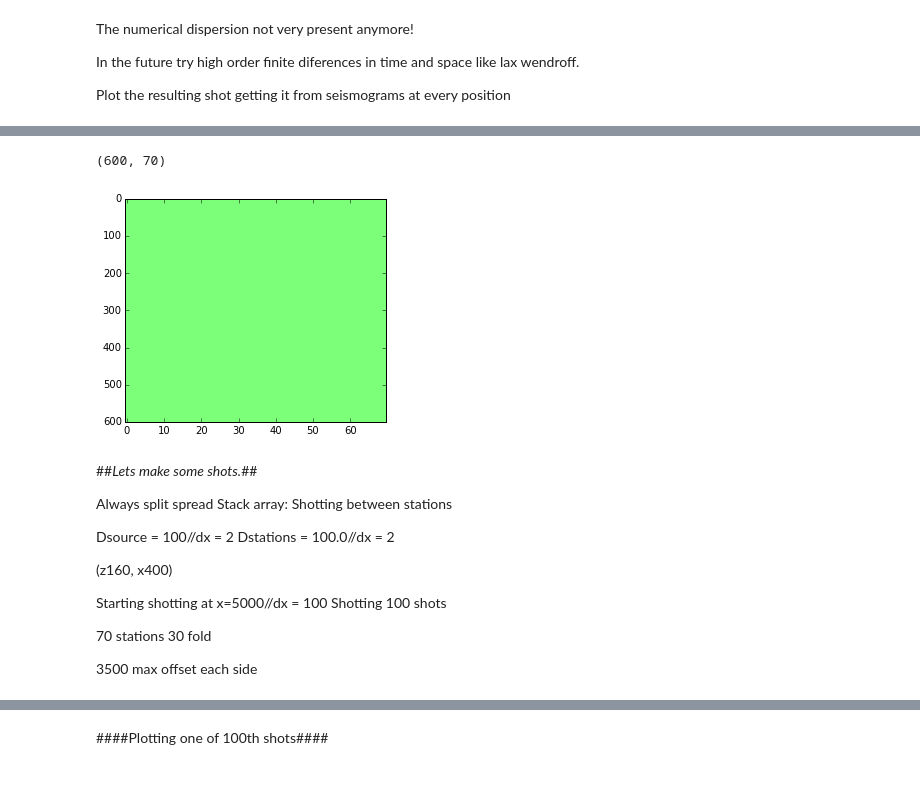
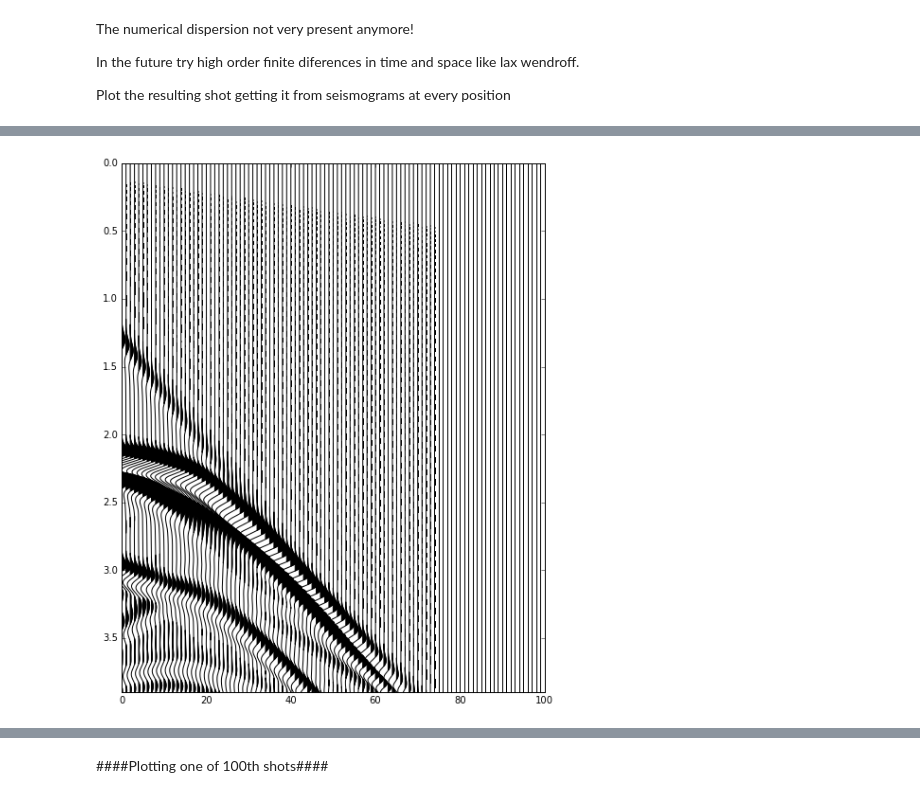
Before and after one commit to eusoubrasileiro/geonumerics, a Jupyter notebook: ipython_notebooks/Fatiando 2D Seismic Shotting Model.ipynb, the cells around one changed output, grey strips where cells are left out. Cells and saved outputs as stored; diff of their text form; code cells hidden in the pictures.

```diff
--- a/ipython_notebooks/Fatiando 2D Seismic Shotting Model.ipynb
+++ b/ipython_notebooks/Fatiando 2D Seismic Shotting Model.ipynb
@@ -112,17 +128,13 @@ sim[:].shape
 # %%
-# if I want 400 I just could have those but I just want 100
-shot = np.zeros((600, 100))
+# if I want 400 I just could have those but I just want 150
+sx = 150
+shot = np.zeros((900, 100))
 for i in xrange(100):
-    shot[:, i] = sim[:, 2, 150+i]
+    shot[:, i] = sim[:, 2, sx+i*2]
+
+from fatiando.vis.mpl import seismic_wiggle
+
+figure(figsize=(8,10))
+seismic_wiggle(shot, dt=sim.dt, scale=4000.)
+# %% [output]
+[figure, added]
-# %%
-sx=100
-bg=sx-1-2*np.arange(35)
-ed=sx+1+2*np.arange(35)
-st=np.append(bg,ed)
-st.sort()
-mv = sim[:, 0, st]
-imshow(mv, aspect=0.1, vmin=-0.004, vmax=0.004)
-mv.shape
-# %% [output]
-(600, 70)
-[figure, removed]
@@ -132,18 +140,0 @@ print "maxtime ", len(shot[0])*sim.dt
-# %% [markdown]
-##*Lets make some shots.*##
-
-Always split spread
-Stack array: Shotting between stations
-
-Dsource = 100//dx = 2
-Dstations = 100.0//dx = 2
-
-(z160, x400)
-
-Starting shotting at x=5000//dx = 100
-Shotting 100 shots
-
-70 stations
-30 fold
-
-3500 max offset each side
```
Also changed, not shown: parts of 33 cells of this notebook.
